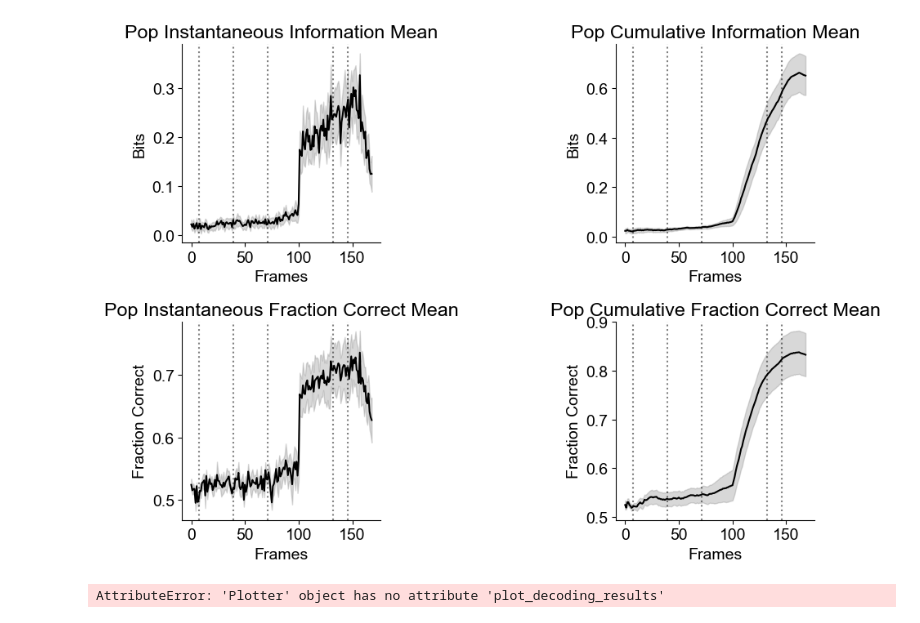
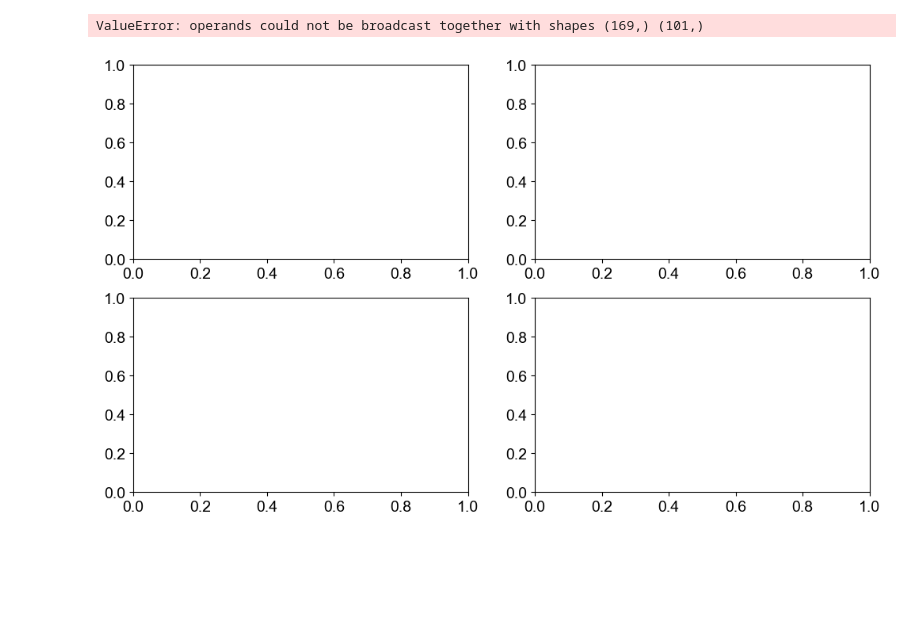
Before and after one commit to constanzabassi/GLM-analysis, a Jupyter notebook: run_glm_decoding_analysis.ipynb, the cells around one changed output. Cells and saved outputs as stored; diff of their text form; code cells hidden in the pictures; blank space fills up the shorter version.

Commit message:
testing cell type prelim plots

```diff
--- a/run_glm_decoding_analysis.ipynb
+++ b/run_glm_decoding_analysis.ipynb
@@ -9,7 +9,7 @@ from Plotter import Plotter as plotterfun
 # %%
 #initialize class
 # decoded_variables= {'sound_category', 'choice', 'photostim', 'outcome','shuffled/sound_category', 'shuffled/choice', 'shuffled/photostim', 'shuffled/outcome'}
-decoded_variables= { 'choice'}
+decoded_variables= { 'sound_category'}
 
 data_handler = datafun(decoded_variables=decoded_variables)  # Pass any initial data if needed
 # %%
@@ -22,7 +22,9 @@ datasets, mouse_dates_keys = data_handler.load_info(info_dir)
 # Indices to remove (example: remove datasets at indices 0 and 2)
 #remove_indices = [0,2,3,4,5,6,7,8,9,10,11,12,13,15,16,18,19,20,21,22]
 #remove_indices = [0,1,2,3,4,5,6,7,8,9,10,11,12,13,14,15,16,17,18,19,20,21,22,23,24]
-remove_indices = [0,2,3,6,8,9,10,11,12,13,15,16,18,19,20,21,22,23,24]
+#remove_indices = [0,2,3,6,8,9,10,11,12,13,15,16,18,19,20,21,22,23,24]
+#remove_indices = [0,2,3,4,5,6,7,8,9,10,11,12,13,14,15,16,17,18,19,20,21,22,23,24] #1
+remove_indices = [1,2,8,9,10,19,22]
 
 # Remove indices from both lists
 datasets = [dat for i, dat in enumerate(datasets) if i not in remove_indices]
@@ -43,11 +57,12 @@ os.makedirs(save_results, exist_ok=True)
 
 model_type = 'GLM_3nmf_pre'
 #results_pre,results_pre_all = data_handler.process_multiple_datasets(datasets, model_type)
-results_pre,results_pre_all_sb = data_handler.process_multiple_datasets(datasets, model_type,single_balanced=True)
+# results_pre,results_pre_all_sb = data_handler.process_multiple_datasets(datasets, model_type,single_balanced=True)
 
 # results_pre_all['HA11-1R_2023-04-13']['sound_category'].keys() - gives means across sc or pop
 # results_pre_all['HA11-1R_2023-04-13']['sound_category'].keys() - gives each split!
 
-# model_type = 'GLM_3nmf_passive'
-# results_pass = data_handler.process_multiple_datasets(datasets, model_type)
+model_type = 'GLM_3nmf_passive'
+#results_pass,results_pass_all = data_handler.process_multiple_datasets(datasets, model_type)
+results_pass,results_pass_all_sb = data_handler.process_multiple_datasets(datasets, model_type,single_balanced=True)
 # %% [output]
@@ -105,7 +106,7 @@ import matplotlib.pyplot as plt
 import seaborn as sns
 import numpy as np
 
-def plot_decoding_results(mean_results_all, decoder_type='choice', plot_type='pop', save_dir=None, xlim = None):
+def plot_decoding_results(mean_results_all, decoder_type='choice', plot_type='pop', save_dir=None, xlim = None, ylim = None):
     """
     Plot mean decoding results across datasets.
 
@@ -160,7 +161,8 @@ def plot_decoding_results(mean_results_all, decoder_type='choice', plot_type='po
 
         # Add event markers
         for frame in event_frames:
-            ax.axvline(x=frame, color='k', linestyle=':', alpha=0.5)
+            if frame < xlim[1]:
+                ax.axvline(x=frame, color='k', linestyle=':', alpha=0.5)
 
         # Formatting
         ax.set_title(metric.replace('_', ' ').title())
@@ -177,6 +179,9 @@ def plot_decoding_results(mean_results_all, decoder_type='choice', plot_type='po
         if xlim:
             ax.set_xlim(xlim)
 
+        if ylim:
+            ax.set_ylim(0,ylim[idx])
+
     plt.tight_layout()
 
     if save_dir:
@@ -184,17 +189,18 @@ def plot_decoding_results(mean_results_all, decoder_type='choice', plot_type='po
 
     plt.show()
 # %%
+results_pre_all = results_pass_all_sb
 # Usage example:
-plot_decoding_results(results_pre_all_sb,
-                     decoder_type= 'choice',
+plot_decoding_results(results_pre_all,
+                     decoder_type= 'sound_category',
                      plot_type='pop',
                      save_dir=plotter.save_results,
-                     xlim = None)
+                     xlim = (0,100),
+                     ylim = [0.5, 0.5, 1, 1])
 # %% [output]
+ValueError: operands could not be broadcast together with shapes (169,) (101,)
-[figure, old version]
+[figure, new version]
 # %%
 # make plots of the mean decoding accuracy
-plotter.plot_decoding_results(results_pre, mouse_dates_keys, 'sound_category', 'choice', 'photostim', 'outcome', 'shuffled/sound_category', 'shuffled/choice', 'shuffled/photostim', 'shuffled/outcome', save_results, 'pre')
+#plotter.plot_decoding_results(results_pre, mouse_dates_keys, 'sound_category', 'choice', 'photostim', 'outcome', 'shuffled/sound_category', 'shuffled/choice', 'shuffled/photostim', 'shuffled/outcome', save_results, 'pre')
-# %% [output]
-AttributeError: 'Plotter' object has no attribute 'plot_decoding_results'
 # %%
```
Also changed, not shown: parts of 9 cells of this notebook.
